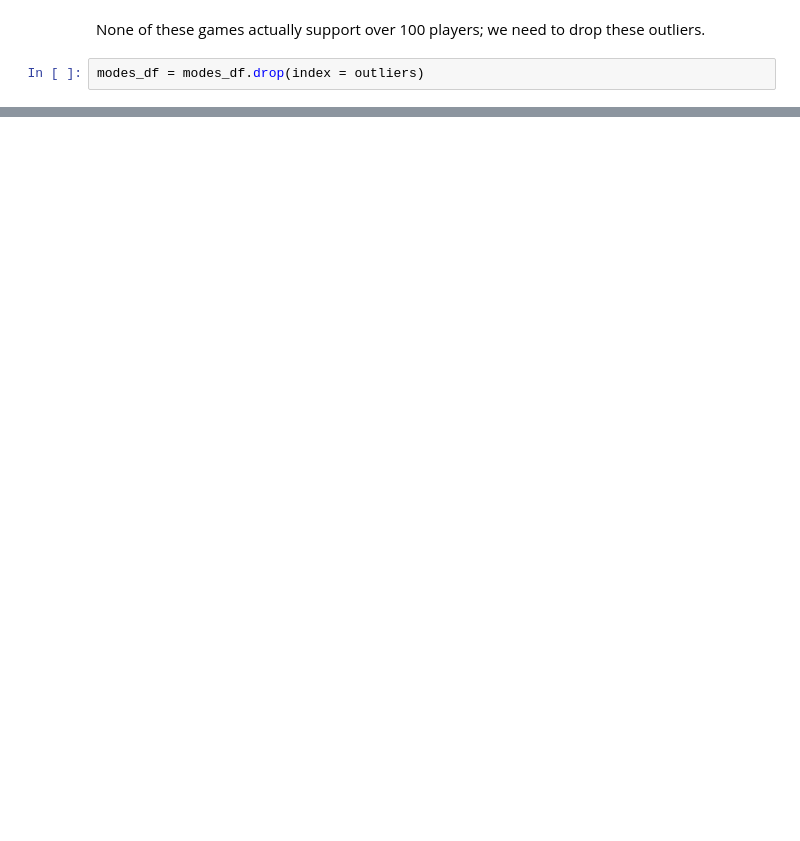
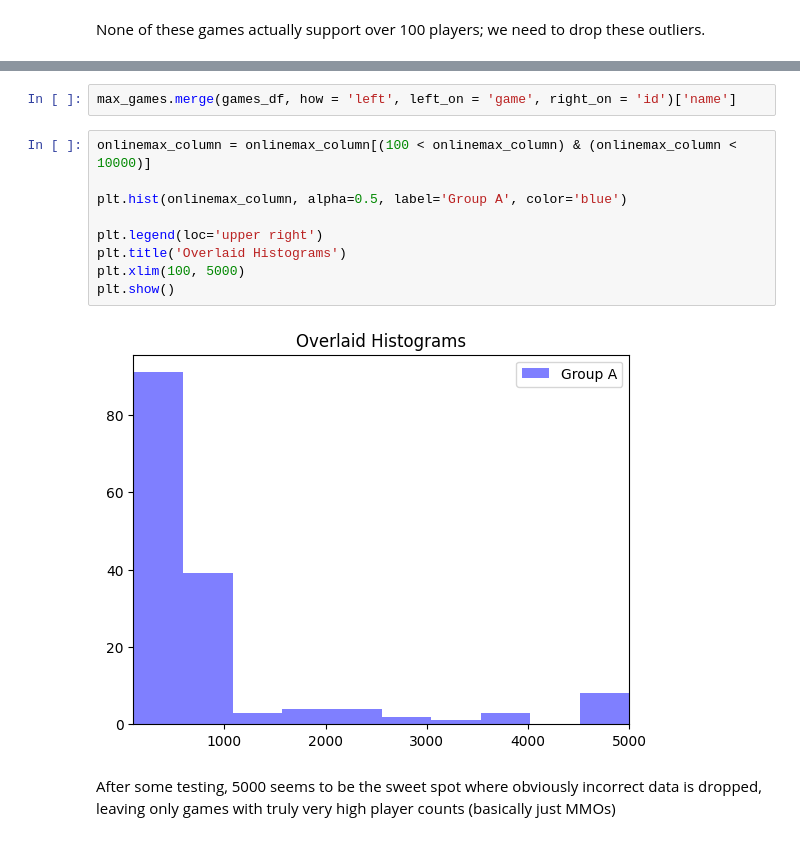
Before and after one commit to ModernNeesh/GotAnyGames, a Jupyter notebook: cleaning_analysis.ipynb, the cells around one changed output, grey strips where cells are left out. Saved outputs shown, nothing was run; the diff lists cells and outputs as text; blank space fills up the shorter version.

```diff
--- a/cleaning_analysis.ipynb
+++ b/cleaning_analysis.ipynb
@@ -296,4 +341,2 @@ Name: name, dtype: str
 # %% [markdown]
 None of these games actually support over 100 players; we need to drop these outliers.
-# %%
-modes_df = modes_df.drop(index = outliers)
@@ -299,0 +369,15 @@ modes_df = modes_df.drop(index = outliers)
+# %%
+max_games.merge(games_df, how = 'left', left_on = 'game', right_on = 'id')['name']
+# %%
+onlinemax_column = onlinemax_column[(100 < onlinemax_column) & (onlinemax_column < 10000)]
+
+plt.hist(onlinemax_column, alpha=0.5, label='Group A', color='blue')
+
+plt.legend(loc='upper right')
+plt.title('Overlaid Histograms')
+plt.xlim(100, 5000)
+plt.show()
+# %% [output]
+[figure, added]
+# %% [markdown]
+After some testing, 5000 seems to be the sweet spot where obviously incorrect data is dropped, leaving only games with truly very high player counts (basically just MMOs)
```
Also changed, not shown: parts of 19 cells of this notebook, 1 other file.
